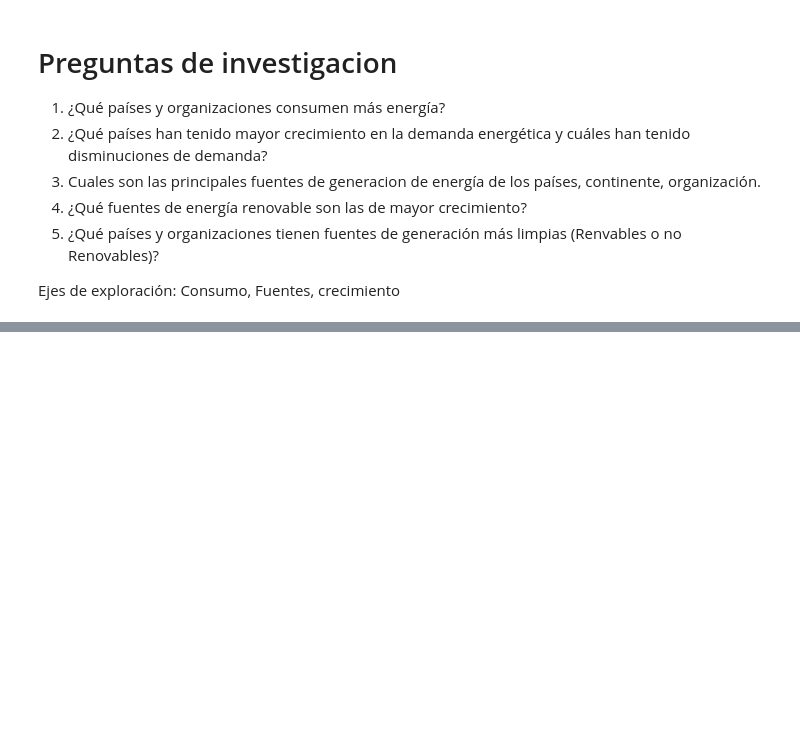
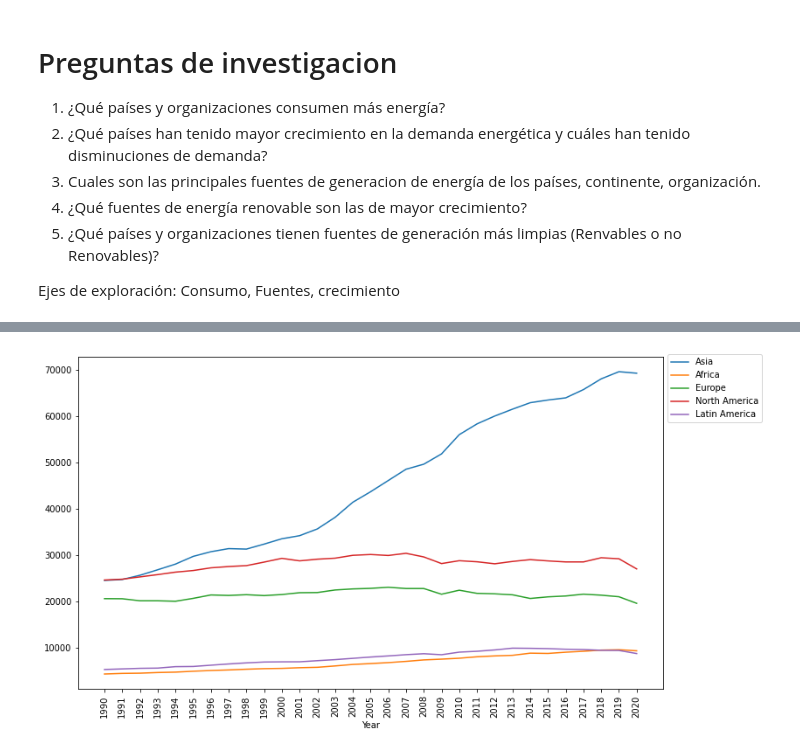
Before and after one commit to malvaradogcode/ProyectBootcamp, a Jupyter notebook: src/eda.ipynb, the cells around one changed output, grey strips where cells are left out. Drawn from its saved outputs; the diff is of its cells as text; code cells hidden in the pictures; blank space fills up the shorter version.

```diff
--- a/src/eda.ipynb
+++ b/src/eda.ipynb
@@ -76,0 +165,4 @@ Ejes de exploración: Consumo, Fuentes, crecimiento
+# %%
+# Consumo energético por Continentes
+df_cont_cons = df_Continent_years[continentes]
+df_cont_cons.head()
@@ -76,0 +176,12 @@ Ejes de exploración: Consumo, Fuentes, crecimiento
+# %%
+ax1 = df_cont_cons.plot(x='Year',y=df_cont_cons.columns[1:], figsize=(12,7))
+fig = ax.get_figure()
+ax1.set_xticks(df_org_cons['Year'])
+ax1.tick_params(axis='x', rotation=90)
+ax1.legend(bbox_to_anchor=(1,1.02), loc='upper left')
+fig.tight_layout(pad=3)
+fig.suptitle('Continents power consumption (TWh)', fontsize=25, y=1.02)
+
+plt.show()
+# %% [output]
+[figure, added]
```
Also changed, not shown: parts of 15 cells of this notebook, 2 other files.
